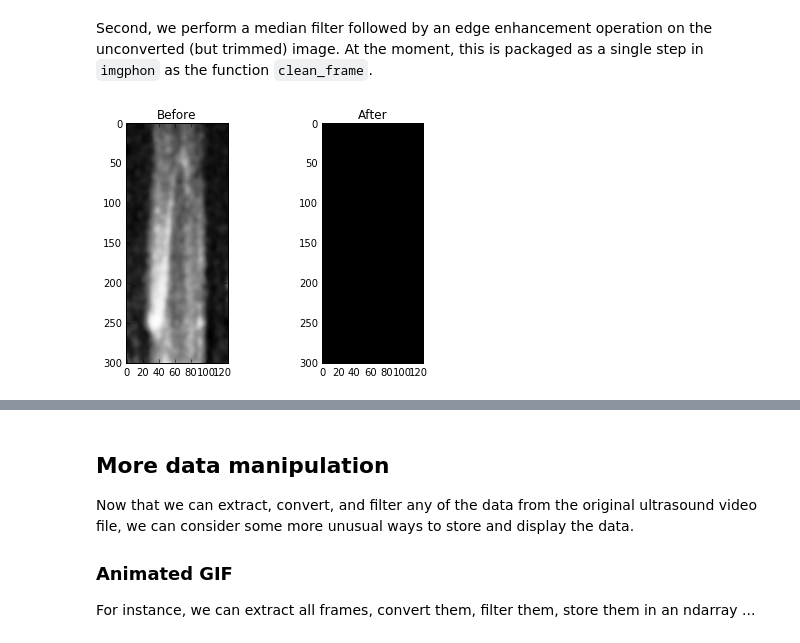
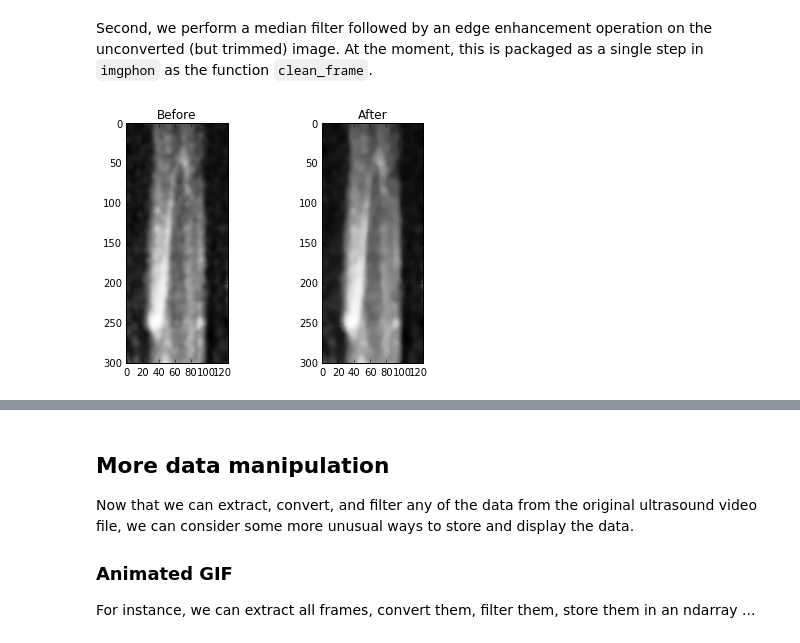
Before and after one commit to mfaytak/imgphon, a Jupyter notebook: echob-data-demo.ipynb, the cells around one changed output, grey strips where cells are left out. Cells and saved outputs as stored; diff of their text form; code cells hidden in the pictures.

Commit message:
Fix dtype issues in clean_frame, update demonb

```diff
--- a/echob-data-demo.ipynb
+++ b/echob-data-demo.ipynb
@@ -49,5 +49,6 @@ def read_echob_metadata(rawfile):
 # %% [markdown]
 Now, using `RawReader` from `ultratils`, let's extract the 31st frame in the data.
 # %%
-rf = '2017-04-07T004356-0700.raw' # read in raw file
+rf = './demo-files/2017-04-07T004356-0700.raw' # read in raw file
 nscanlines, npoints, junk = read_echob_metadata(rf)
+print(nscanlines, npoints, junk)
@@ -54,6 +57,6 @@ nscanlines, npoints, junk = read_echob_metadata(rf)
 # %%
 # TODO update ultratils and try to do this without the context manager
-with RawReader(rf, npoints, nscanlines) as rdr:
+with RawReader(rf, nscanlines, npoints) as rdr:
     rd = rdr.get_frame(31)
 
 plt.imshow(rd, cmap="Greys_r")
@@ -134,15 +137,15 @@ plt.show() # note that the background, in particular, is a much more uniform dar
 # %% [markdown]
 Second, we perform a median filter followed by an edge enhancement operation on the unconverted (but trimmed) image. At the moment, this is packaged as a single step in `imgphon` as the function `clean_frame`.
 # %%
-cleaned = clean_frame(diff) # TODO the all-zero behavior is back
+cleaned = iph.clean_frame(diff, median_radius=8, log_sigma=6) # TODO the all-zero behavior is back? can't replicate.
 
 plt.subplot(1,2,1)
 plt.title("Before")
 plt.imshow(diff[300:600,:], cmap="Greys_r")
 plt.subplot(1,2,2)
 plt.title("After")
 plt.imshow(cleaned[300:600,:], cmap="Greys_r")
 plt.tight_layout()
 plt.show()
 # %% [output]
-[figure, old version]
+[figure, new version]
```
Also changed, not shown: parts of 6 cells of this notebook, 5 other files.
